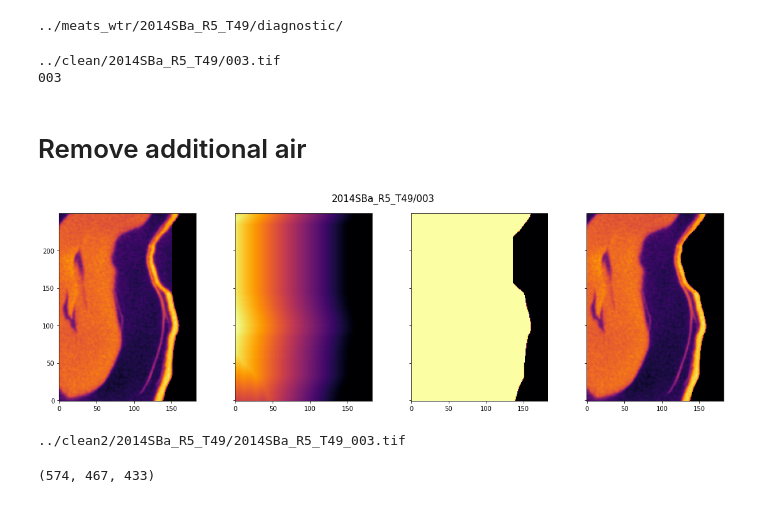
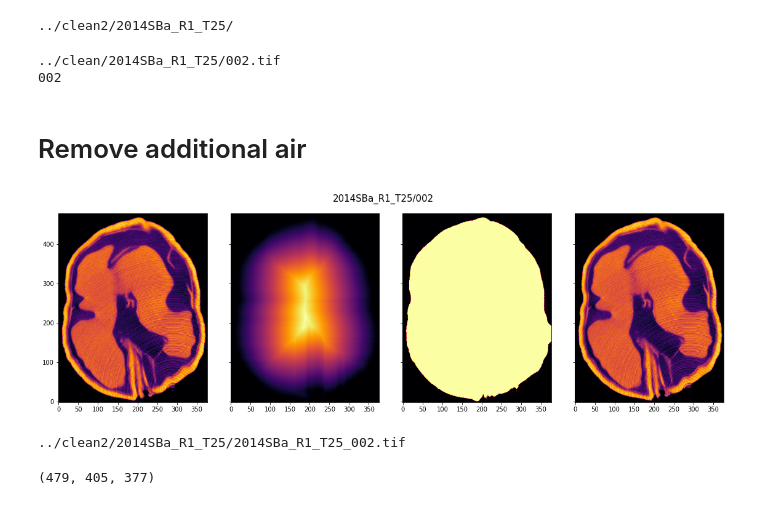
Before and after one commit to amezqui3/walnut_tda, a Jupyter notebook: jupyter/04_clean_all_air.ipynb, the cells around one changed output. Cells and saved outputs as stored; diff of their text form; code cells hidden in the pictures.

```diff
--- a/jupyter/04_clean_all_air.ipynb
+++ b/jupyter/04_clean_all_air.ipynb
@@ -16,8 +16,6 @@ import walnut_utils as wnut
 # %%
 src = '../clean/'
 dstc = '../clean2/'
-dsts = '../shells_wtr/'
-dstm = '../meats_wtr/'
 
 struc1 = ndimage.generate_binary_structure(3, 1)
 struc2 = ndimage.generate_binary_structure(3, 2)
@@ -32,32 +30,18 @@ Sz = [ np.s_[:,:,k] for k in ssrange ]
 fs = 15
 
 walnut_batch = sorted(glob.glob( src + '*/' ))
-bidx = 2
+bidx = 0
 walnut_files = sorted(glob.glob(walnut_batch[bidx] + '*.tif'))
 bname = walnut_batch[bidx].split('/')[-2]
 
 wdstc = dstc + bname + '/'
 if not os.path.isdir(wdstc):
     os.makedirs(wdstc)
-
-wdsts = dsts + bname + '/'
-if not os.path.isdir(wdsts):
-    os.makedirs(wdsts)
-wdstsd = wdsts + 'diagnostic/'
-if not os.path.isdir(wdstsd):
-    os.makedirs(wdstsd)
-
-wdstm = dstm + bname + '/'
-if not os.path.isdir(wdstm):
-    os.makedirs(wdstm)
-wdstmd = wdstm + 'diagnostic/'
-if not os.path.isdir(wdstmd):
-    os.makedirs(wdstmd)
-print(wdstmd)
+print(wdstc)
 # %% [output]
-../meats_wtr/2014SBa_R5_T49/diagnostic/
+../clean2/2014SBa_R1_T25/
 # %%
-widx = 2
+widx = 1
 print(walnut_files[widx])
 img = tf.imread(walnut_files[widx])
 
@@ -67,21 +51,21 @@ print(fname)
 
 mxval = 2**(8*img.itemsize)-1
 # %% [output]
-../clean/2014SBa_R5_T49/003.tif
-003
+../clean/2014SBa_R1_T25/002.tif
+002
 # %% [markdown]
 # Remove additional air
 # %%
 sz = 7
 dist1 = ndimage.distance_transform_cdt(img, metric='taxicab')
 # %%
-mask1 = (img > 120) | (dist1 > 15)
+mask1 = (img > 130) | (dist1 > 15)
 mask1 = ndimage.binary_dilation(mask1, struc1, 7, border_value=0)
 mask1 = ndimage.binary_fill_holes(mask1)
 mask1 = ndimage.binary_erosion(mask1, struc1, 7, border_value=1)
 clean = mask1*img
 # %%
-if True:
+if False:
     dist2 = ndimage.distance_transform_cdt(clean, metric='taxicab')
     mask2 = (clean > 150) | (dist2 > 10)
     mask2 = ndimage.binary_dilation(mask2, struc1, 7, border_value=0)
@@ -92,33 +76,33 @@ if True:
 # %%
 k = 220
 ss = np.s_[150:400,k,250:]
 #ss = np.s_[k,:,:]
-#ss = np.s_[:,k,:]
+ss = np.s_[:,k,:]
 #ss = np.s_[:,:,k]
 
 fig, ax = plt.subplots(1,4,figsize=(16,5), sharex=True, sharey=True)
 ax = np.atleast_1d(ax).flatten()
 
 i = 0
 ax[i].imshow(img[ss], cmap='inferno', origin='lower', vmax=255, vmin=0)
 i = 1
 ax[i].imshow(dist1[ss], cmap='inferno', origin='lower', vmin=0)
 i = 2
 ax[i].imshow(mask1[ss], cmap='inferno', origin='lower', vmax=1, vmin=0)
 i = 3
 ax[i].imshow(clean[ss], cmap='inferno', origin='lower', vmax=255, vmin=0)
 fig.suptitle(bname + '/' + fname, fontsize=fs)
 
 fig.tight_layout()
 # %% [output]
-[figure, old version]
+[figure, new version]
 # %%
 filename = wdstc + bname + '_' + fname + '.tif'
 print(filename)
 tf.imwrite(filename, clean, photometric='minisblack', compress=3)
 # %% [output]
-../clean2/2014SBa_R5_T49/2014SBa_R5_T49_003.tif
+../clean2/2014SBa_R1_T25/2014SBa_R1_T25_002.tif
 # %%
 print(img.shape)
 # %% [output]
-(574, 467, 433)
+(479, 405, 377)
```
Also changed, not shown: 14 other files.
